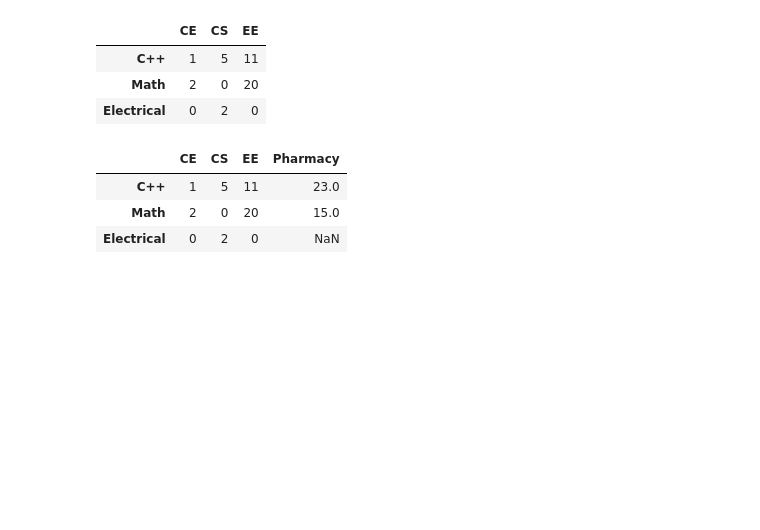
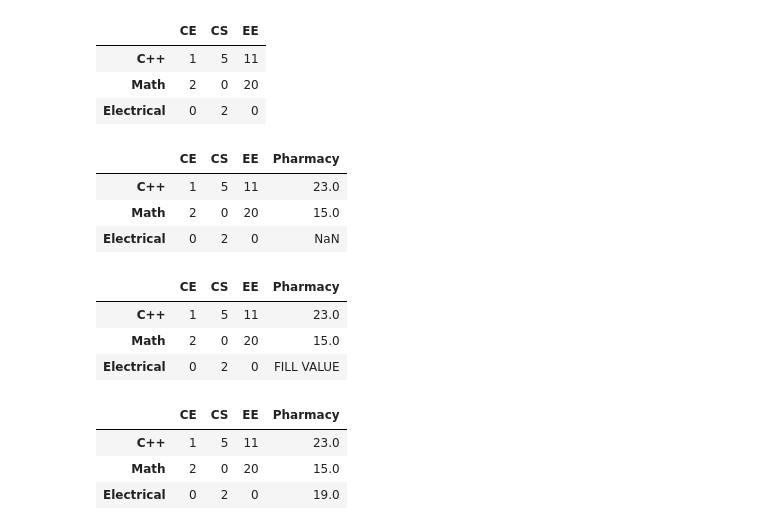
Before and after one commit to felixop7/Machine-Learning, a Jupyter notebook: Basics/Pandas/Pandas.ipynb, the cells around one changed output. Cells and saved outputs as stored; diff of their text form; code cells hidden in the pictures; blank space fills up the shorter version.

```diff
--- a/Basics/Pandas/Pandas.ipynb
+++ b/Basics/Pandas/Pandas.ipynb
@@ -356,3 +367,10 @@ df.dropna(thresh=2)
 | C++ | 1 | 5 | 11 | 23.0 |
 | Math | 2 | 0 | 20 | 15.0 |
 | Electrical | 0 | 2 | 0 | NaN |
+# %%
+df.fillna(value='FILL VALUE')
+# %% [output]
+|  | CE | CS | EE | Pharmacy |
+| C++ | 1 | 5 | 11 | 23.0 |
+| Math | 2 | 0 | 20 | 15.0 |
+| Electrical | 0 | 2 | 0 | FILL VALUE |
@@ -358,0 +379,7 @@ df.dropna(thresh=2)
+# %%
+df
+# %% [output]
+|  | CE | CS | EE | Pharmacy |
+| C++ | 1 | 5 | 11 | 23.0 |
+| Math | 2 | 0 | 20 | 15.0 |
+| Electrical | 0 | 2 | 0 | 19.0 |
```
Also changed, not shown: parts of 29 cells of this notebook.
